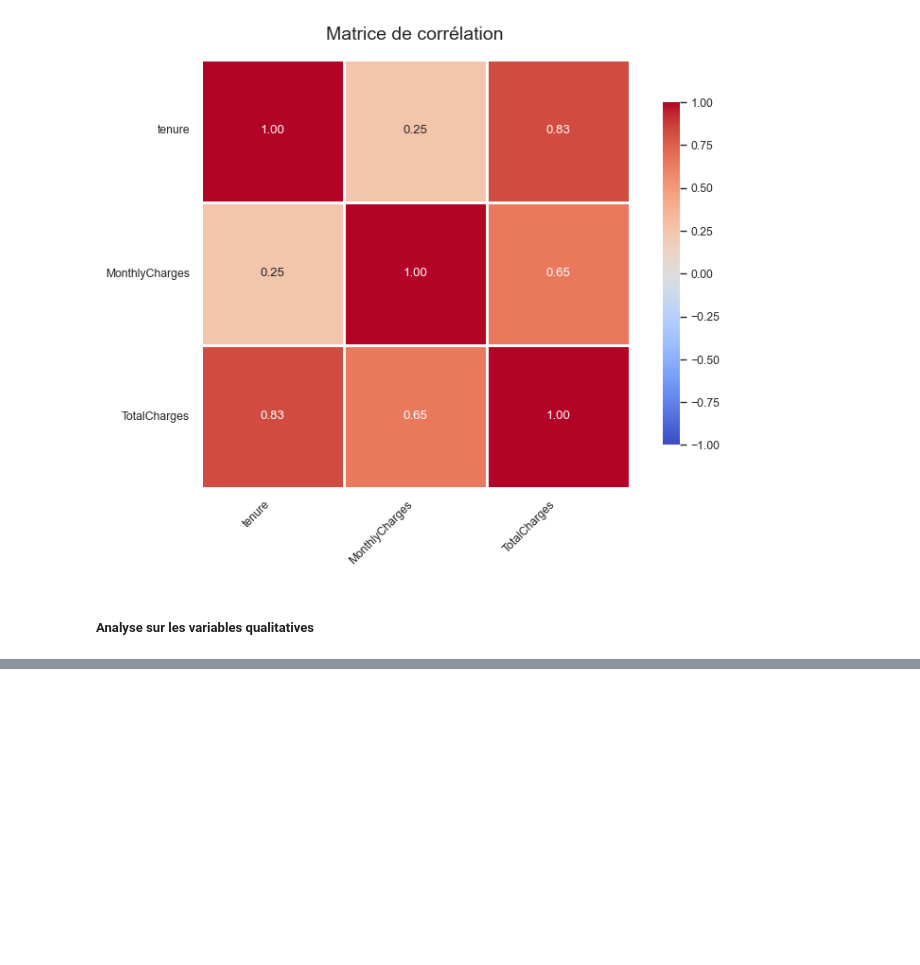
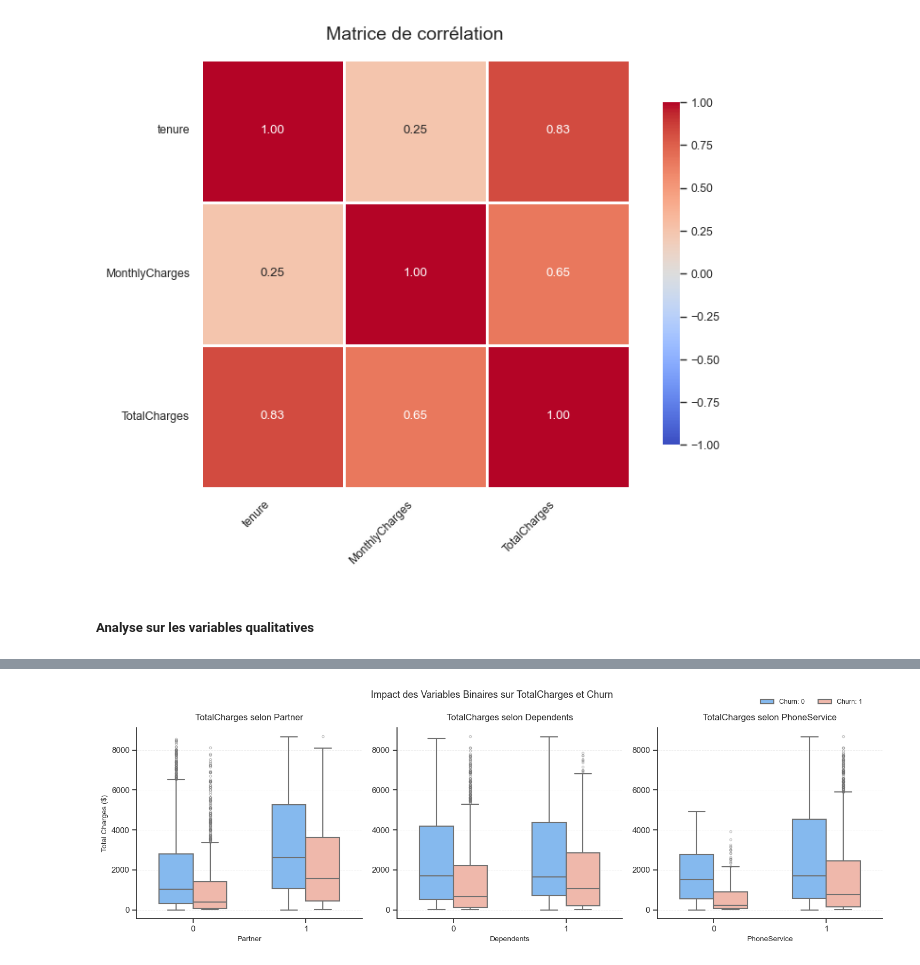
Before and after one commit to Bapt1st3/Telco_Customer_Prediction, a Jupyter notebook: data_prep copy.ipynb, the cells around one changed output, grey strips where cells are left out. Saved outputs shown, nothing was run; the diff lists cells and outputs as text; code cells hidden in the pictures; blank space fills up the shorter version.

```diff
--- a/data_prep copy.ipynb
+++ b/data_prep copy.ipynb
@@ -258,20 +211,0 @@ Index(['Unnamed: 0', 'gender', 'SeniorCitizen', 'Partner', 'Dependents',
-# %%
-import seaborn as sns
-import matplotlib.pyplot as plt
-
-sns.set_theme(style="darkgrid", context="paper")
-plt.rcParams["figure.facecolor"] = "#f7f7f7"
-palette = ["#3498db", "#e74c3c"]  # bleu = non churn, rouge = churn
-
-plt.figure(figsize=(5, 4))
-sns.boxplot(
-    x="Churn",
-    y="TotalCharges",
-    data=df,
-    palette=palette
-)
-
-plt.title("Distribution des TotalCharges selon Churn", fontsize=13, pad=10)
-plt.xlabel("Churn")
-plt.ylabel("TotalCharges")
-plt.show()
@@ -327,0 +212,58 @@ plt.show()
+# %%
+import seaborn as sns
+import matplotlib.pyplot as plt
+
+# Variables binaires à analyser
+binary_vars = ["Partner", "Dependents", "PhoneService"]
+
+# Réglages esthétiques
+sns.set_theme(style="ticks", context="notebook")
+plt.rcParams['font.family'] = 'sans-serif'
+palette = ["#74b9ff", "#fab1a0"]  # bleu clair pour 0, corail pour 1
+
+# Création de la grille de boxplots
+fig, axes = plt.subplots(1, 3, figsize=(15, 5), facecolor='white')
+
+for i, col in enumerate(binary_vars):
+    sns.boxplot(
+        x=col,
+        y="TotalCharges",
+        hue="Churn",
+        data=df,
+        palette=palette,
+        ax=axes[i],
+        width=0.6,
+        linewidth=1.5,
+        fliersize=3,
+        flierprops={'alpha': 0.4}
+    )
+
+    axes[i].set_title(f'TotalCharges selon {col}', fontsize=12, pad=10)
+    axes[i].set_xlabel(col, fontsize=10)
+    axes[i].set_ylabel('Total Charges ($)' if i == 0 else '', fontsize=10)
+    axes[i].spines['top'].set_visible(False)
+    axes[i].spines['right'].set_visible(False)
+    axes[i].grid(axis='y', alpha=0.3, linestyle='--', linewidth=0.7)
+    axes[i].set_axisbelow(True)
+
+    # Retirer les légendes individuelles
+    if axes[i].get_legend():
+        axes[i].get_legend().remove()
+
+# Légende discrète
+handles, labels = axes[0].get_legend_handles_labels()
+fig.legend(
+    handles,
+    ['Churn: 0', 'Churn: 1'],
+    loc="upper right",
+    frameon=False,
+    ncol=2,
+    fontsize=9,
+    bbox_to_anchor=(0.97, 0.97)
+)
+
+fig.suptitle("Impact des Variables Binaires sur TotalCharges et Churn", fontsize=13, y=0.98)
+plt.tight_layout()
+plt.show()
+# %% [output]
+[figure, added]
```
Also changed, not shown: parts of 4 cells of this notebook.
